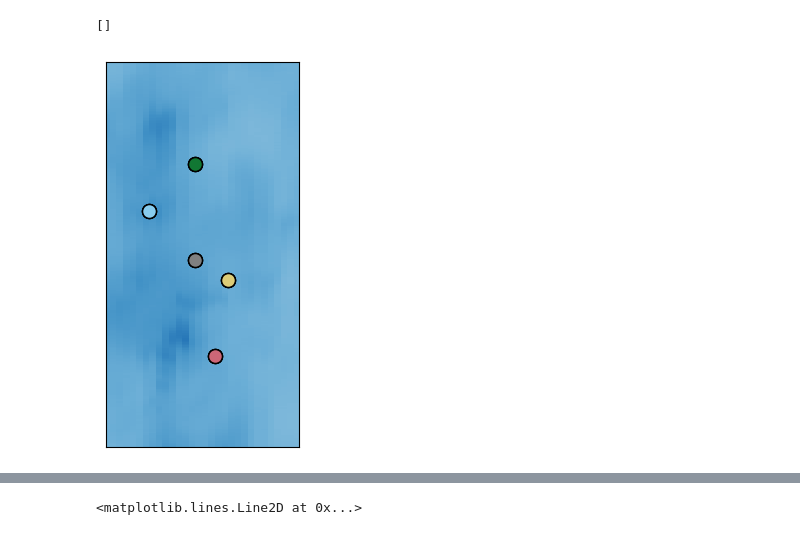
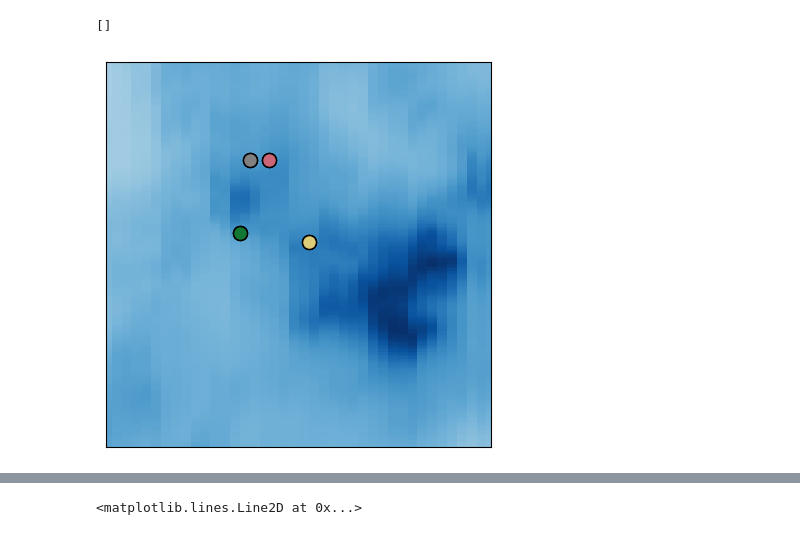
Before and after one commit to coletamburri2112/Flare_Patrol_Analysis, a Jupyter notebook: NOTEBOOKS/11_Aug_2024_Flare_Paper_Plots/11Aug2024_DKIST_RADYN+RH_comp_hbeta.ipynb, the cells around one changed output, grey strips where cells are left out. Drawn from its saved outputs; the diff is of its cells as text; code cells hidden in the pictures.

```diff
--- a/NOTEBOOKS/11_Aug_2024_Flare_Paper_Plots/11Aug2024_DKIST_RADYN+RH_comp_hbeta.ipynb
+++ b/NOTEBOOKS/11_Aug_2024_Flare_Paper_Plots/11Aug2024_DKIST_RADYN+RH_comp_hbeta.ipynb
@@ -160,7 +160,7 @@ def find_nearest(array, value):
     idx = (np.abs(array - value)).argmin()
     return array[idx],idx
 # %%
-feature = 'symmetric' #red or deepheating or symmetric or blueshift
+feature = 'deepheating' #red or deepheating or symmetric or blueshift
 # %%
 #read-in from alternative calibration:
 dkist_file_newcalib = '/Users/coletamburri/Desktop/11Aug2024_Cclass_Hbeta_calib_bestseeing.npz'
@@ -245,7 +249,8 @@ elif feature=='blueshift':
 elif feature=='red':
     choice_is = [3,5,6,7]
 elif feature=='deepheating':
-    choice_is = [0,1,2,3,4,5]
+    #choice_is = [0,1,2,3,4,5]
+    choice_is = [0,1,2,5]
 
 
 dkist_blue = dkist_int[lowvisp:highvisp,hbeta_low-20,:]
@@ -258,34 +263,34 @@ if feature=='blueshift':
 else:
     ax.pcolormesh(xarr_hbeta,yarr_hbeta,np.transpose(dkist_avg[:,:-1]),cmap='Blues')
 
 for i in range(len(choice_is)):
     for i in range(len(choice_is)):
         if i==1:
             ax.scatter(x_coords_arcsec[int(choice_is[i])],y_coords_arcsec[int(choice_is[i])],100,marker='o',c='gray',edgecolor='black')
         else:
             ax.scatter(x_coords_arcsec[int(choice_is[i])],y_coords_arcsec[int(choice_is[i])],100,marker='o',c=colors[i],edgecolor='black')
 
 
 
 if feature =='blueshift':
     ax.set_ylim([-233,-222])
     ax.set_xlim([759,765])
 elif feature=='symmetric':
     ax.set_ylim([-241,-235])
     ax.set_xlim([759,762])
 elif feature=='red':
     ax.set_ylim([-247,-243])
     ax.set_xlim([760,764])
 elif feature=='deepheating':
     ax.set_ylim([-247,-243])
     ax.set_xlim([759,763])
 
 ax.set_aspect('equal')
 ax.set_xticks([])
 ax.set_yticks([])
 # %% [output]
 []
-[figure, old version]
+[figure, new version]
 # %%
 model_choiceqs = np.load(base+modelnameqs05)
 hbetainds = np.where((model_choiceqs['wl_rh']>485.95) & (model_choiceqs['wl_rh']< 486.5))
```
Also changed, not shown: parts of 7 cells of this notebook, 3 other files.
